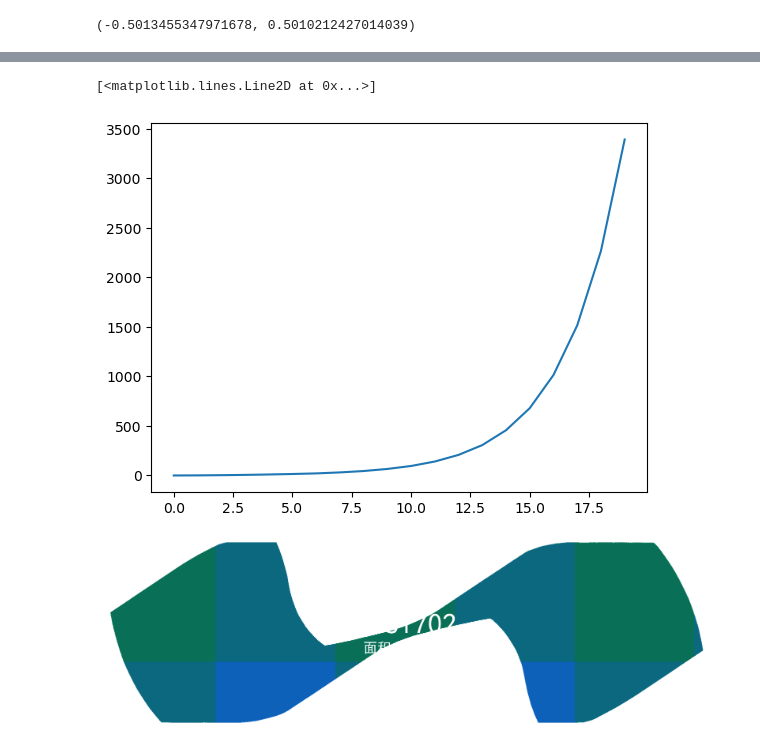
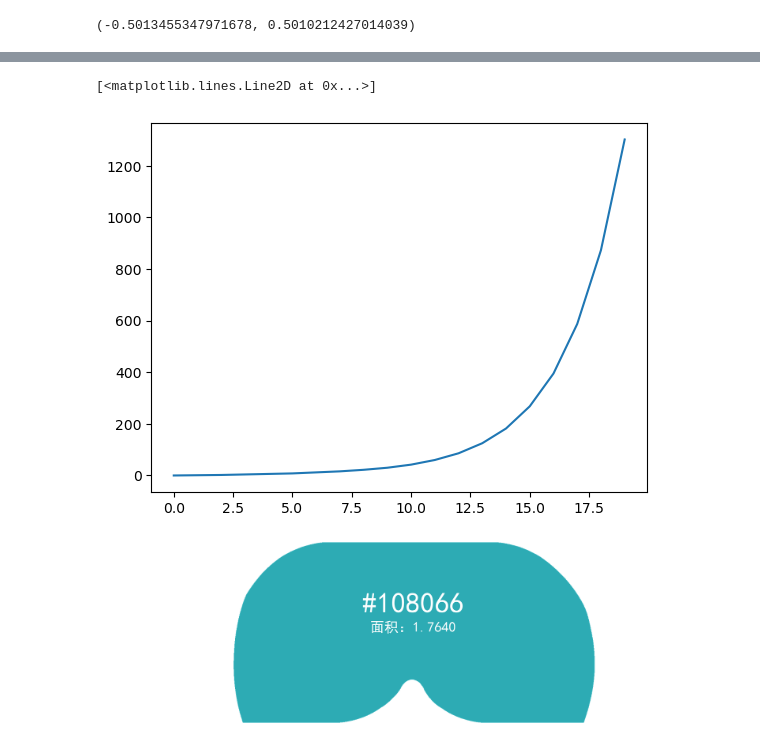
Before and after one commit to ShengzhiWu/moving-sofa-problem, a Jupyter notebook: src/制作动画.ipynb, the cells around one changed output, grey strips where cells are left out. Drawn from its saved outputs; the diff is of its cells as text; code cells hidden in the pictures.

```diff
--- a/src/制作动画.ipynb
+++ b/src/制作动画.ipynb
@@ -10,7 +10,8 @@ from PIL import Image
 ti.init(arch=ti.gpu)
 
 # xs, ys, rotations = np.load('../trajectory/双拐角_offset2.0/sofa_488.npy')
-xs, ys, rotations = np.load('../trajectory/双拐角_offset1/sofa_3394.npy')
+# xs, ys, rotations = np.load('../trajectory/双拐角_offset1/sofa_3394.npy')
+xs, ys, rotations = np.load('../trajectory/180°拐角/sofa_1302.npy')
 
 # 数据点
 plt.plot(xs, 'o', markersize=2)
@@ -135,8 +147,12 @@ Area = 1.8672651599032024
 #     return int(14.45 * (1.21 ** i - 1) - 2 * i)
 
 # 适配双拐角沙发（offset = 1）
+# def id_function(i):
+#     return int(1.5235 * (1.5 ** i - 1) - -1 * i)
+
+# 适配180°拐角沙发
 def id_function(i):
-    return int(1.5235 * (1.5 ** i - 1) - -1 * i)
+    return int(0.5792 * (1.5 ** i - 1) - -1 * i)
 
 [id_function(i) for i in range(20)]
 # %% [output]
@@ -164,7 +180,7 @@ def id_function(i):
 plt.plot([id_function(i) for i in range(20)])
 # %% [output]
 [<matplotlib.lines.Line2D at 0x...>]
-[figure, old version]
+[figure, new version]
 # %%
 # 渲染若干个沙发依次经过拐角的动画
 
@@ -179,8 +195,8 @@ origin = (1250, 550)  # 适配双拐角沙发（offset = 1）
 scale = 300
 time_scale = 1.0
 
-path = '../trajectory/双拐角_offset1/'
-output_path = '../rendering_results/双拐角_offset1/'
+path = '../trajectory/180°拐角/'
+output_path = '../rendering_results/180°拐角/'
 
 # 如果输出路径不存在，构建路径
 if not os.path.exists(output_path):
@@ -205,7 +221,7 @@ for frame in tqdm(range(emit_every_frames * 19 + int((90 + 140) * time_scale))):
                 key_function=key_function,  # （适用于双拐角）
                 # text_size_factor=0.06  # 文字尺寸（单拐角）
                 text_size_factor=0.045,  # 文字尺寸（双拐角）
-                text_color=(0, 0, 0),
+                # text_color=(0, 0, 0),
                 # trajectory_updampling=10
             )
 
@@ -225,19 +241,28 @@ for frame in tqdm(range(emit_every_frames * 19 + int((90 + 140) * time_scale))):
     # draw.rectangle((origin[0] - line_width // 2, origin[1] - line_width // 2 + 1, origin[0] + line_width // 2 - 2, origin[1] + line_width // 2), fill=(0, 0, 0), width=0)
 
     # 绘制道路（双拐角）
+    # line_width = 4
+    # draw.polygon([
+    #         (-10, origin[1] - scale - line_width // 2 - 1),
+    #         (origin[0] + scale + line_width // 2, origin[1] - scale - line_width // 2 - 1),
+    #         (origin[0] + scale + line_width // 2, origin[1] - scale + scale * offset - line_width // 2 - 1),
+    #         (resolution[0] + 10, origin[1] - scale + scale * offset - line_width // 2 - 1),
+    #         (resolution[0] + 10, origin[1] + scale * offset + line_width // 2),
+    #         (origin[0] - line_width // 2 - 1, origin[1] + scale * offset + line_width // 2),
+    #         (origin[0] - line_width // 2 - 1, origin[1] + line_width // 2),
+    #         (-10, origin[1] + line_width // 2)
+    #     ], fill=(255, 255, 255), outline=(0, 0, 0), width=line_width)
+    # draw.rectangle((origin[0] - line_width // 2, origin[1] - line_width // 2 + 1, origin[0] + line_width // 2 - 2, origin[1] + line_width // 2), fill=(0, 0, 0), width=0)  # 补拐角
+    # draw.rectangle((origin[0] + scale - line_width // 2 + 1, origin[1] - scale + scale * offset - line_width // 2 - 1, origin[0] + scale + line_width // 2 - 1, origin[1] - scale + scale * offset + line_width // 2 - 2), fill=(0, 0, 0), width=0)  # 补拐角
+
+    # 绘制道路（180°拐角）
     line_width = 4
     draw.polygon([
             (-10, origin[1] - scale - line_width // 2 - 1),
             (origin[0] + scale + line_width // 2, origin[1] - scale - line_width // 2 - 1),
-            (origin[0] + scale + line_width // 2, origin[1] - scale + scale * offset - line_width // 2 - 1),
-            (resolution[0] + 10, origin[1] - scale + scale * offset - line_width // 2 - 1),
-            (resolution[0] + 10, origin[1] + scale * offset + line_width // 2),
-            (origin[0] - line_width // 2 - 1, origin[1] + scale * offset + line_width // 2),
-            (origin[0] - line_width // 2 - 1, origin[1] + line_width // 2),
-            (-10, origin[1] + line_width // 2)
+            (origin[0] + scale + line_width // 2, origin[1] + scale + line_width // 2 - 1),
+            (-10, origin[1] + scale + line_width // 2 - 1)
         ], fill=(255, 255, 255), outline=(0, 0, 0), width=line_width)
-    draw.rectangle((origin[0] - line_width // 2, origin[1] - line_width // 2 + 1, origin[0] + line_width // 2 - 2, origin[1] + line_width // 2), fill=(0, 0, 0), width=0)  # 补拐角
-    draw.rectangle((origin[0] + scale - line_width // 2 + 1, origin[1] - scale + scale * offset - line_width // 2 - 1, origin[0] + scale + line_width // 2 - 1, origin[1] - scale + scale * offset + line_width // 2 - 2), fill=(0, 0, 0), width=0)  # 补拐角
 
     # 绘制沙发
     for key in list(active_sofas.keys()):
@@ -246,6 +271,8 @@ for frame in tqdm(range(emit_every_frames * 19 + int((90 + 140) * time_scale))):
             continue
         draw_sofa(rendering_target, origin, scale, active_sofas[key]['image'], active_sofas[key]['xs'], active_sofas[key]['ys'], active_sofas[key]['rotations'], frame - active_sofas[key]['start_time'])
 
+    draw.line([(-10, origin[1] - 1), (origin[0], origin[1] - 1)], fill=(0, 0, 0), width=line_width)  # 绘制中间的墙（适用于180°拐角）
+
     rendering_target.save(f"{output_path}{frame}.png", compress_level=6)
 
     # if frame > 170:
@@ -255,16 +282,16 @@ for frame in tqdm(range(emit_every_frames * 19 + int((90 + 140) * time_scale))):
 # %%
 generate_animated_sofa(
     is_forbidden,
     f'{path}sofa_',
-    3394,
+    1302,
     frame + int(90 * time_scale),
     int(90 * time_scale),
     int(scale * 3.5 * 2),
     key_function=key_function,  # （适用于双拐角）
     draw_text=True,
     # text_size_factor=0.06  # 文字尺寸（单拐角）
     text_size_factor=0.045,  # 文字尺寸（双拐角）
     # trajectory_updampling=10
 )['image']
 # %% [output]
-[figure, old version]
+[figure, new version]
```
Also changed, not shown: parts of 4 cells of this notebook, 2 other files.
